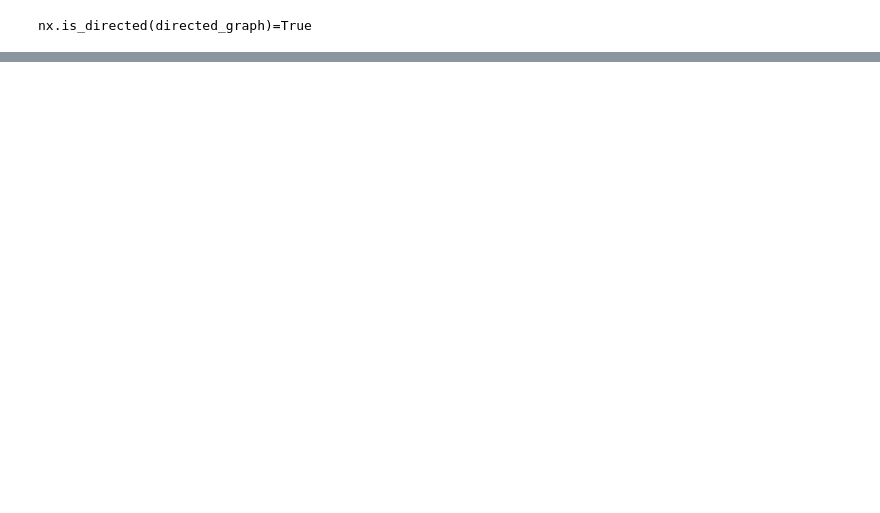
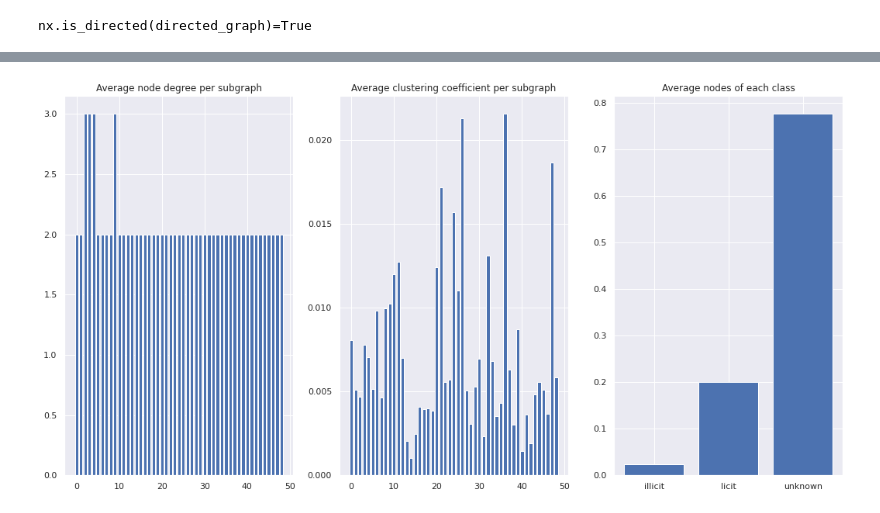
Before and after one commit to aleksgorica/MLGproject, a Jupyter notebook: project.ipynb, the cells around one changed output, grey strips where cells are left out. Cells and saved outputs as stored; diff of their text form; code cells hidden in the pictures; blank space fills up the shorter version.

```diff
--- a/project.ipynb
+++ b/project.ipynb
@@ -210,3 +229,33 @@ _x = fig2.suptitle("Graph with the smallest number of nodes: UNLABELED")
+# %%
+# some graph analysis
+node_counter = np.array(list(node_dict.values()))
+edge_counter = np.array(list(edge_dict.values()))
+# a ma avg_degree sploh smisel, glede na to da so to transakcije? čeprov ne vem zakaj bi eni nodi mel degree > 2
+avg_degree = np.round(2 * (edge_counter) / (node_counter))
+avg_cluster_coef = np.round([nx.average_clustering(subgraph) for subgraph in dataset], 5)
+no_of_classes = [np.bincount([attrs["y"] for _, attrs in subgraph.nodes(data=True)]) for subgraph in dataset]
+avg_node_class = np.mean([[i / sum(x) for i in x]for x in no_of_classes], axis=0)
+# print("average degrees:", avg_degree)
+# print("average clustering coefficients:", avg_cluster_coef)
+# print("number of nodes of each class in each of the subgraphs:", no_of_classes)
+
+plt.figure(figsize=(18, 9))
+plt.subplot(1, 3, 1)
+plt.bar(np.arange(len(dataset)), avg_degree)
+plt.title("Average node degree per subgraph")
+
+plt.subplot(1, 3, 2)
+plt.bar(np.arange(len(dataset)), avg_cluster_coef)
+plt.title("Average clustering coefficient per subgraph")
+
+plt.subplot(1, 3, 3)
+plt.bar(["illicit", "licit", "unknown"], avg_node_class)
+plt.title("Average nodes of each class")
+
+plt.show()
+#todo: use Nina's sns configuration for histograms. (nimam zdele časa, grem na faks)
+# %% [output]
+[figure, added]
 # %%
 # Model definition
 from torch_geometric.nn import GCNConv, GATConv, BatchNorm
```
Also changed, not shown: parts of 9 cells of this notebook.
